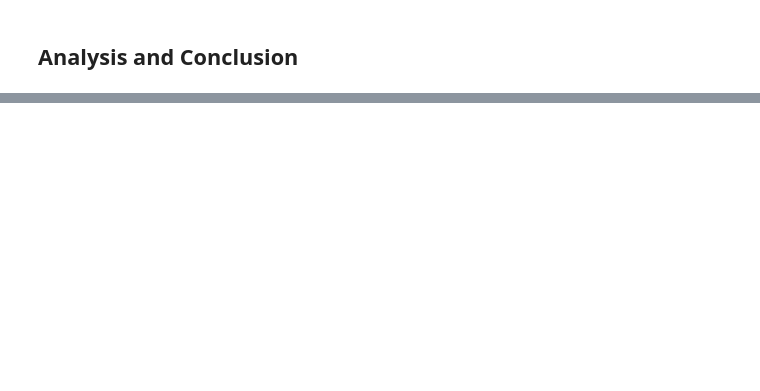
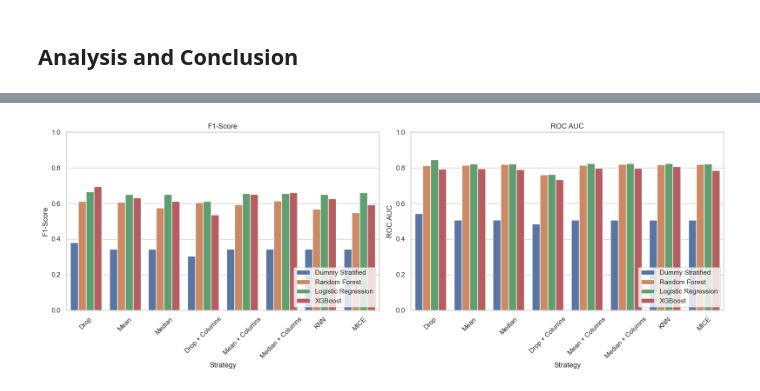
Before and after one commit to alejo1630/missing_values, a Jupyter notebook: Missing_Values_Analysis.ipynb, the cells around one changed output, grey strips where cells are left out. Cells and saved outputs as stored; diff of their text form; code cells hidden in the pictures; blank space fills up the shorter version.

```diff
--- a/Missing_Values_Analysis.ipynb
+++ b/Missing_Values_Analysis.ipynb
@@ -375,0 +515,13 @@ df[["Skin_Fold", "Serum_Insulin"]].corr()
+# %%
+mice = IterativeImputer(estimator=BayesianRidge(), max_iter=20, random_state=42)
+imputed_data = mice.fit_transform(scaled_data)
+# %%
+df_imputed = pd.DataFrame(scaler.inverse_transform(imputed_data), columns=df.columns.values)
+# %%
+for col in missing_columns:
+    df_6[col] = df_imputed[col]
+# %%
+X_6 = df_6.drop(columns = "Class")
+y_6 = df_6["Class"]
+MICE_test = classification_models(X_6, y_6)
+MICE_test
@@ -377,0 +583,24 @@ df[["Skin_Fold", "Serum_Insulin"]].corr()
+# %%
+sns.set(style="whitegrid")
+
+plt.figure(figsize=(16, 6))
+
+# F1-Score
+plt.subplot(1, 2, 1)
+sns.barplot(data=df_metrics, x='Strategy', y='F1-Score', hue='Model')
+plt.title('F1-Score')
+plt.xticks(rotation=45)
+plt.ylim(0, 1)
+plt.legend(loc='lower right')
+plt.tight_layout()
+
+# ROC AUC
+plt.subplot(1, 2, 2)
+sns.barplot(data=df_metrics, x='Strategy', y='ROC AUC', hue='Model')
+plt.title('ROC AUC')
+plt.xticks(rotation=45)
+plt.ylim(0, 1)
+plt.legend(loc='lower right')
+plt.tight_layout()
+# %% [output]
+[figure, added]
```
Also changed, not shown: parts of 61 cells of this notebook, 1 other file.
